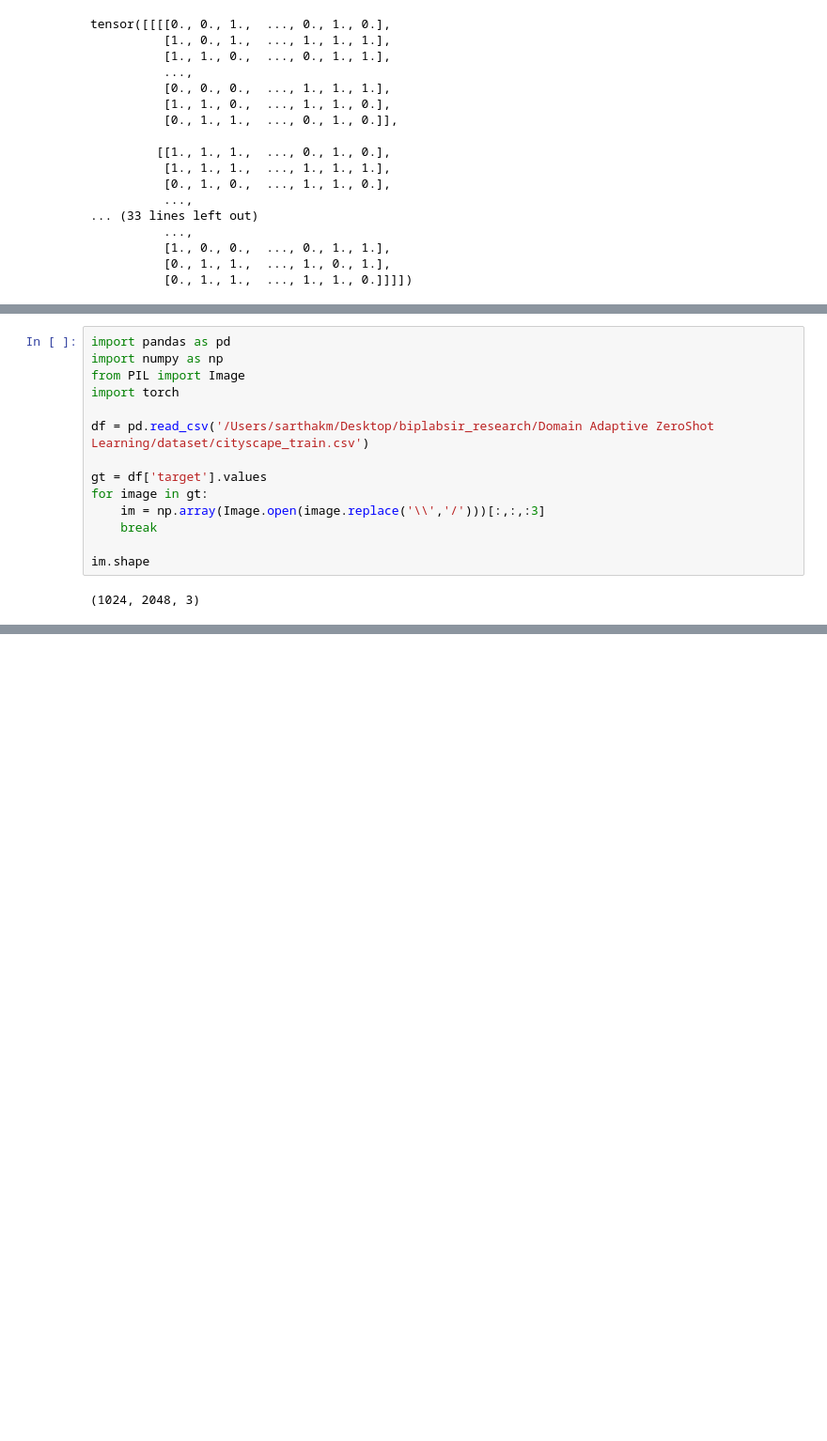
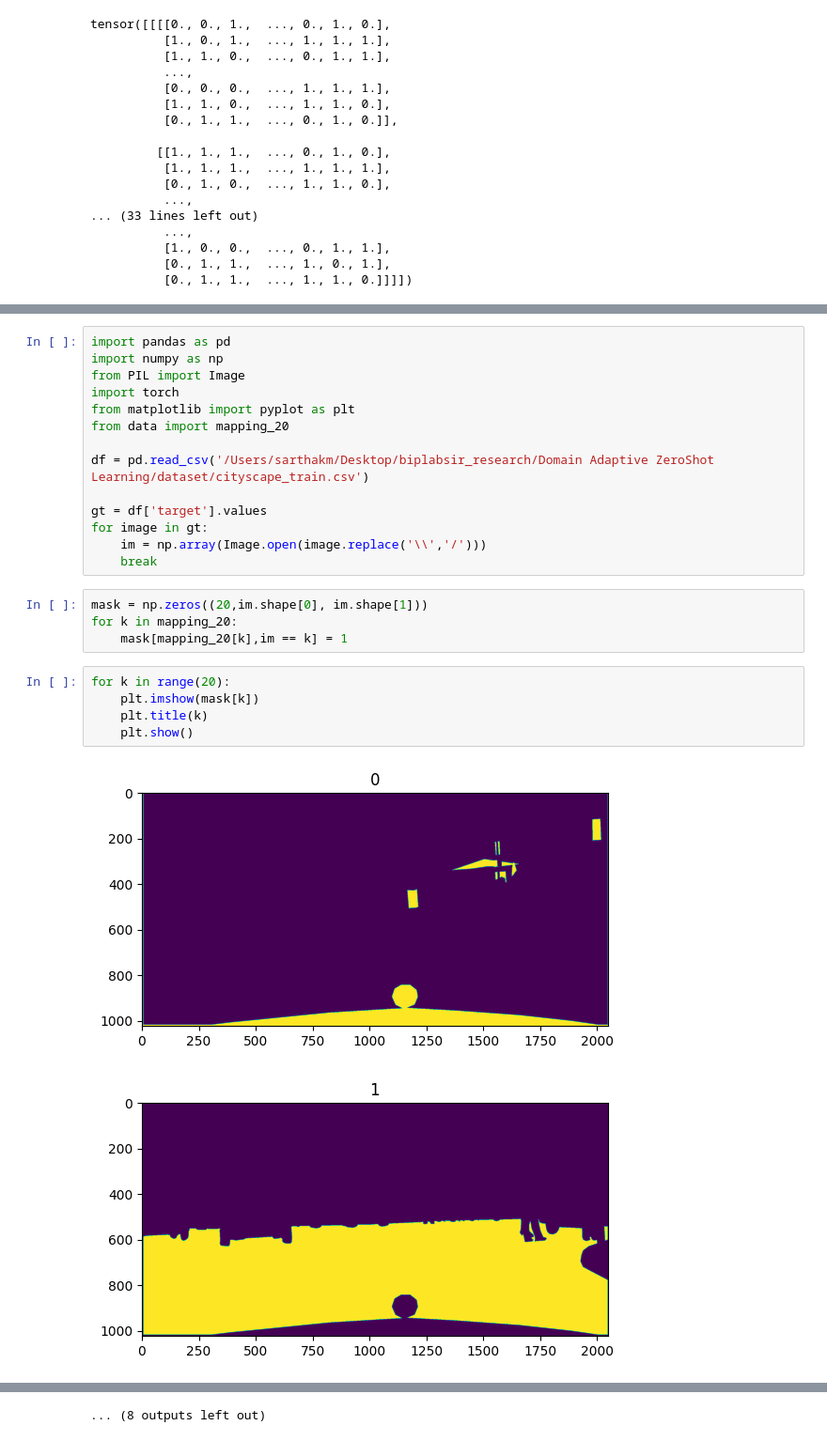
Before and after one commit to SarthakM320/Domain-Adaptive-zeroshot-learning, a Jupyter notebook: experiments.ipynb, the cells around one changed output, grey strips where cells are left out. Shown at 94% size. Saved outputs shown, nothing was run; the diff lists cells and outputs as text; blank space fills up the shorter version.

```diff
--- a/experiments.ipynb
+++ b/experiments.ipynb
@@ -395,14 +505,24 @@ import pandas as pd
 import numpy as np
 from PIL import Image
 import torch
+from matplotlib import pyplot as plt
+from data import mapping_20
 
 df = pd.read_csv('/Users/sarthakm/Desktop/biplabsir_research/Domain Adaptive ZeroShot Learning/dataset/cityscape_train.csv')
 
 gt = df['target'].values
 for image in gt:
-    im = np.array(Image.open(image.replace('\\','/')))[:,:,:3]
+    im = np.array(Image.open(image.replace('\\','/')))
     break
-
-im.shape
-# %% [output]
-(1024, 2048, 3)
+# %%
+mask = np.zeros((20,im.shape[0], im.shape[1]))
+for k in mapping_20:
+    mask[mapping_20[k],im == k] = 1
+# %%
+for k in range(20):
+    plt.imshow(mask[k])
+    plt.title(k)
+    plt.show()
+# %% [output]
+[figure, added]
+[figure, added]
@@ -408,0 +539 @@ im.shape
+... (8 outputs left out)
```
Also changed, not shown: parts of 7 cells of this notebook, 7 other files.
